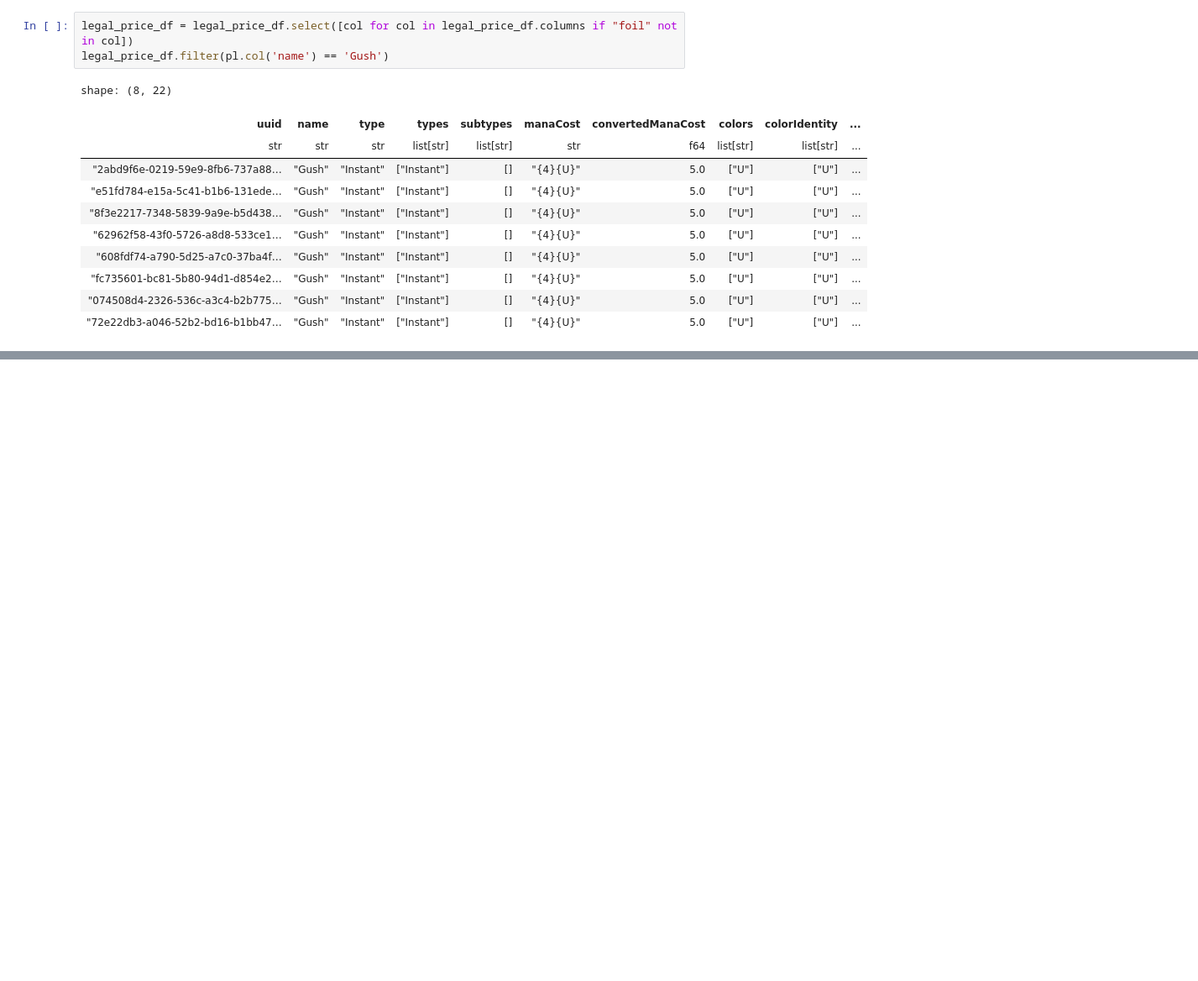
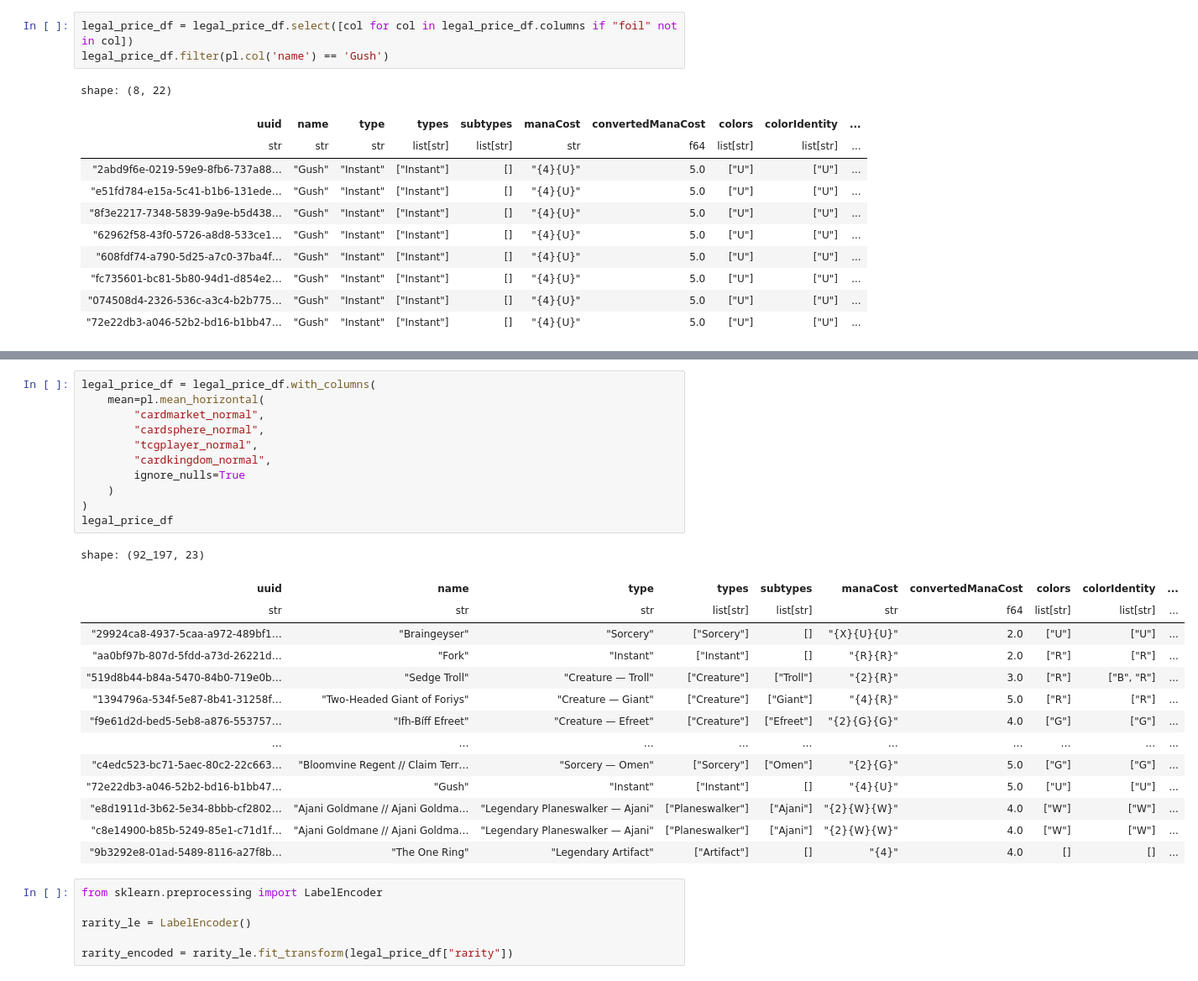
Before and after one commit to LouisHH0203/mtg_nlp_price_prediction, a Jupyter notebook: json_read.ipynb, the cells around one changed output, grey strips where cells are left out. Shown at 84% size. Drawn from its saved outputs; the diff is of its cells as text; blank space fills up the shorter version.

```diff
--- a/json_read.ipynb
+++ b/json_read.ipynb
@@ -336,0 +357,32 @@ legal_price_df["setCode"].unique().to_list()
+# %%
+legal_price_df = legal_price_df.with_columns(
+    mean=pl.mean_horizontal(
+        "cardmarket_normal",
+        "cardsphere_normal",
+        "tcgplayer_normal",
+        "cardkingdom_normal",
+        ignore_nulls=True
+    )
+)
+legal_price_df
+# %% [output]
+shape: (92_197, 23)
+| uuid | name | type | types | subtypes | manaCost | convertedManaCost | colors | colorIdentity | ... |
+| str | str | str | list[str] | list[str] | str | f64 | list[str] | list[str] | ... |
+| "29924ca8-4937-5caa-a972-489bf1… | "Braingeyser" | "Sorcery" | ["Sorcery"] | [] | "{X}{U}{U}" | 2.0 | ["U"] | ["U"] | ... |
+| "aa0bf97b-807d-5fdd-a73d-26221d… | "Fork" | "Instant" | ["Instant"] | [] | "{R}{R}" | 2.0 | ["R"] | ["R"] | ... |
+| "519d8b44-b84a-5470-84b0-719e0b… | "Sedge Troll" | "Creature — Troll" | ["Creature"] | ["Troll"] | "{2}{R}" | 3.0 | ["R"] | ["B", "R"] | ... |
+| "1394796a-534f-5e87-8b41-31258f… | "Two-Headed Giant of Foriys" | "Creature — Giant" | ["Creature"] | ["Giant"] | "{4}{R}" | 5.0 | ["R"] | ["R"] | ... |
+| "f9e61d2d-bed5-5eb8-a876-553757… | "Ifh-Bíff Efreet" | "Creature — Efreet" | ["Creature"] | ["Efreet"] | "{2}{G}{G}" | 4.0 | ["G"] | ["G"] | ... |
+| … | … | … | … | … | … | … | … | … | ... |
+| "c4edc523-bc71-5aec-80c2-22c663… | "Bloomvine Regent // Claim Terr… | "Sorcery — Omen" | ["Sorcery"] | ["Omen"] | "{2}{G}" | 5.0 | ["G"] | ["G"] | ... |
+| "72e22db3-a046-52b2-bd16-b1bb47… | "Gush" | "Instant" | ["Instant"] | [] | "{4}{U}" | 5.0 | ["U"] | ["U"] | ... |
+| "e8d1911d-3b62-5e34-8bbb-cf2802… | "Ajani Goldmane // Ajani Goldma… | "Legendary Planeswalker — Ajani" | ["Planeswalker"] | ["Ajani"] | "{2}{W}{W}" | 4.0 | ["W"] | ["W"] | ... |
+| "c8e14900-b85b-5249-85e1-c71d1f… | "Ajani Goldmane // Ajani Goldma… | "Legendary Planeswalker — Ajani" | ["Planeswalker"] | ["Ajani"] | "{2}{W}{W}" | 4.0 | ["W"] | ["W"] | ... |
+| "9b3292e8-01ad-5489-8116-a27f8b… | "The One Ring" | "Legendary Artifact" | ["Artifact"] | [] | "{4}" | 4.0 | [] | [] | ... |
+# %%
+from sklearn.preprocessing import LabelEncoder
+
+rarity_le = LabelEncoder()
+
+rarity_encoded = rarity_le.fit_transform(legal_price_df["rarity"])
```
Also changed, not shown: parts of 13 cells of this notebook.
